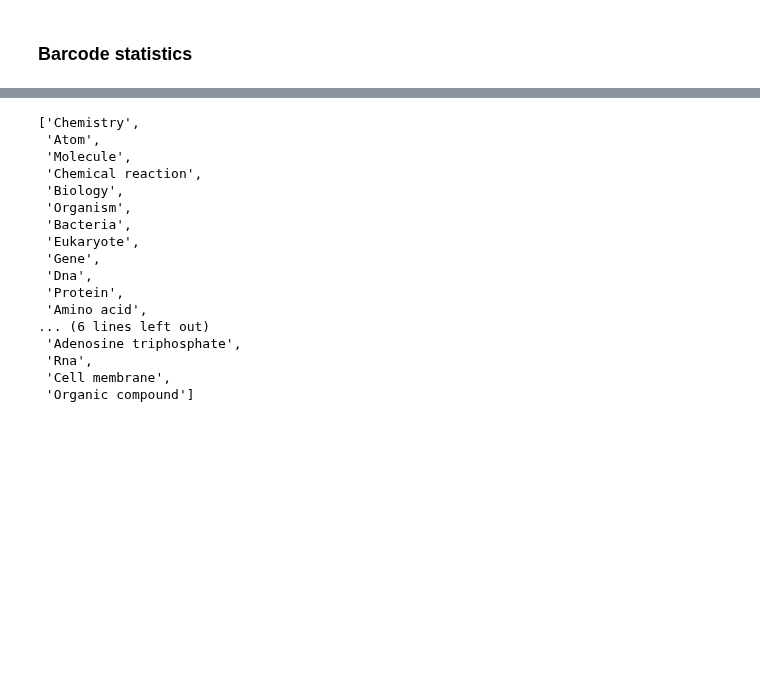
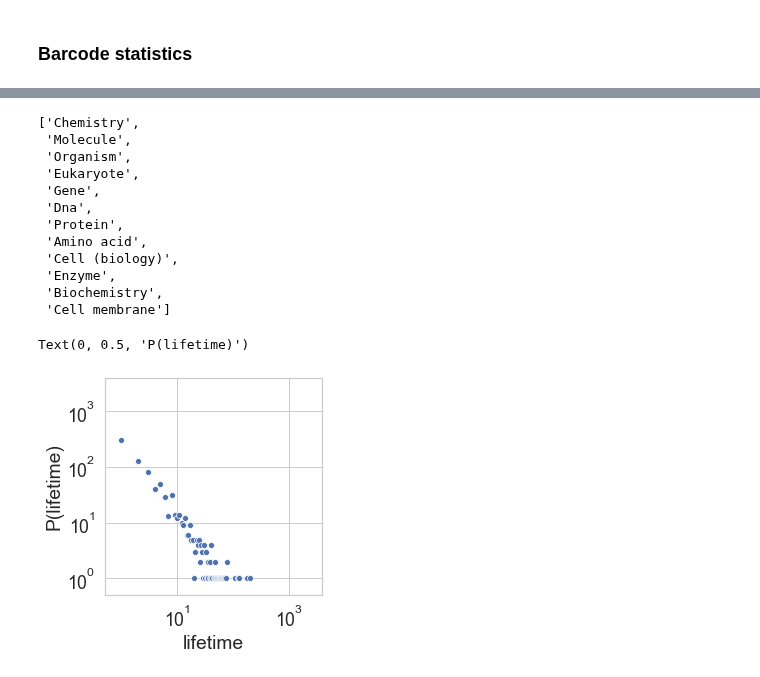
Before and after one commit to harangju/wikinet, a Jupyter notebook: test-persistent-homology.ipynb, the cells around one changed output, grey strips where cells are left out. Saved outputs shown, nothing was run; the diff lists cells and outputs as text; code cells hidden in the pictures; blank space fills up the shorter version.

```diff
--- a/test-persistent-homology.ipynb
+++ b/test-persistent-homology.ipynb
@@ -178,34 +150,32 @@ Text(0, 0.5, 'P')
  'Water']
 # %%
-[n for n in network.graph.nodes if len(network.graph[n])>30]
+[n for n in network.graph.nodes if len(network.graph[n])>40]
 # %% [output]
 ['Chemistry',
- 'Atom',
  'Molecule',
- 'Chemical reaction',
- 'Biology',
  'Organism',
- 'Bacteria',
  'Eukaryote',
  'Gene',
  'Dna',
  'Protein',
  'Amino acid',
-... (6 lines left out)
- 'Adenosine triphosphate',
- 'Rna',
- 'Cell membrane',
- 'Organic compound']
+ 'Cell (biology)',
+ 'Enzyme',
+ 'Biochemistry',
+ 'Cell membrane']
 # %%
 x = np.array(network.barcodes['death']-network.barcodes['birth'])
 x[x >= 1E308] = 0
 hist, edges = np.histogram([sum(x) for x in deaths.values()], 1000)
-# ax = sns.scatterplot('x', 'y', data={'x': edges[:-1],
-#                                      'y': hist})
-# ax.set_yscale('log')
-# ax.set_xscale('log')
-# ax.set_xlim(.5,4000)
-# ax.set_ylim(.5,4000)
-# ax.set_aspect('equal', 'box')
-# ax.set_xlabel('lifetime')
-# ax.set_ylabel('P(lifetime)')
+ax = sns.scatterplot('x', 'y', data={'x': edges[:-1],
+                                     'y': hist})
+ax.set_yscale('log')
+ax.set_xscale('log')
+ax.set_xlim(.5,4000)
+ax.set_ylim(.5,4000)
+ax.set_aspect('equal', 'box')
+ax.set_xlabel('lifetime')
+ax.set_ylabel('P(lifetime)')
+# %% [output]
+Text(0, 0.5, 'P(lifetime)')
+[figure, added]
```
Also changed, not shown: parts of 8 cells of this notebook.
